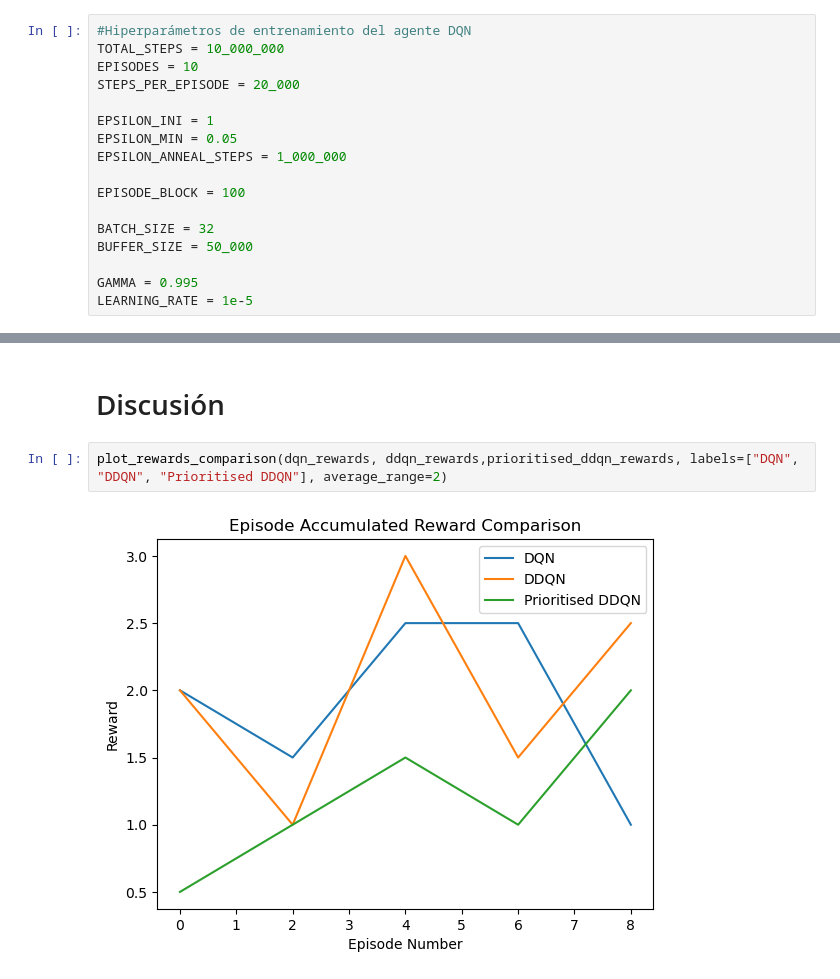
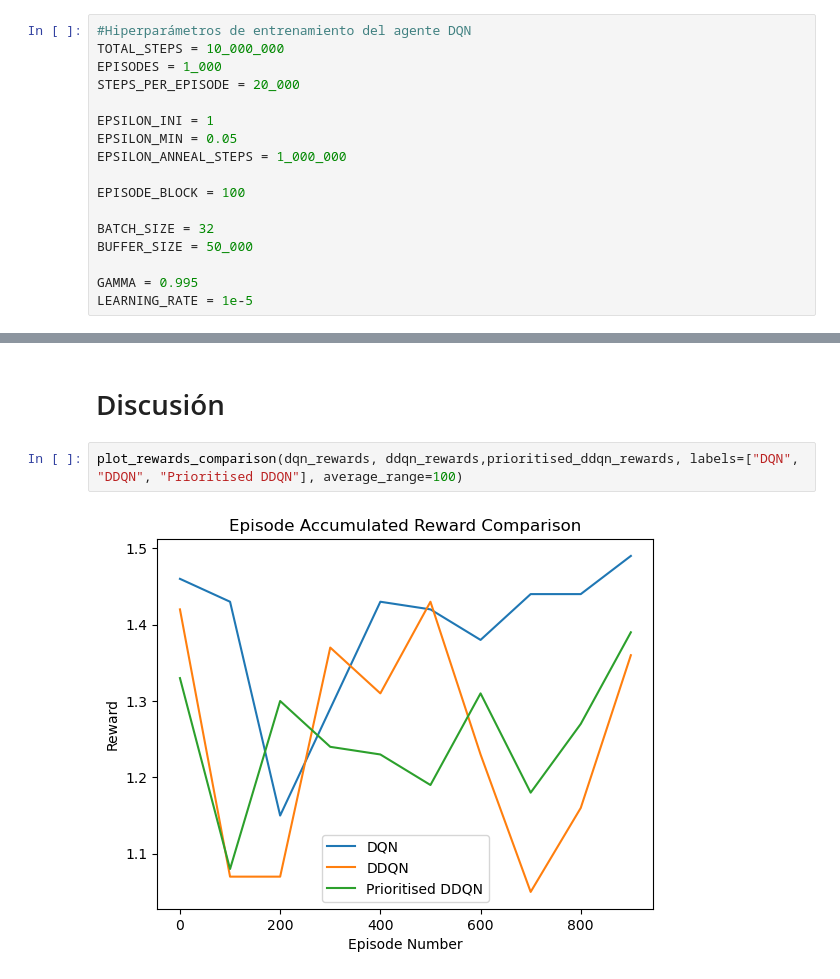
Before and after one commit to ricardodavidpg/taller_ia, a Jupyter notebook: Obligatorio_2025_Letra.ipynb, the cells around one changed output, grey strips where cells are left out. Cells and saved outputs as stored; diff of their text form.

```diff
--- a/Obligatorio_2025_Letra.ipynb
+++ b/Obligatorio_2025_Letra.ipynb
@@ -413,7 +413,7 @@ Funciones a completar:
 # %%
 #Hiperparámetros de entrenamiento del agente DQN
 TOTAL_STEPS = 10_000_000
-EPISODES = 10
+EPISODES = 1_000
 STEPS_PER_EPISODE = 20_000
 
 EPSILON_INI = 1
@@ -593,6 +593,6 @@ plot_rewards_by_episode(prioritised_ddqn_rewards)
 # %% [markdown]
 # Discusión
 # %%
-plot_rewards_comparison(dqn_rewards, ddqn_rewards,prioritised_ddqn_rewards, labels=["DQN", "DDQN", "Prioritised DDQN"], average_range=2)
+plot_rewards_comparison(dqn_rewards, ddqn_rewards,prioritised_ddqn_rewards, labels=["DQN", "DDQN", "Prioritised DDQN"], average_range=100)
 # %% [output]
-[figure, old version]
+[figure, new version]
```
Also changed, not shown: parts of 7 cells of this notebook, 3 other files.
